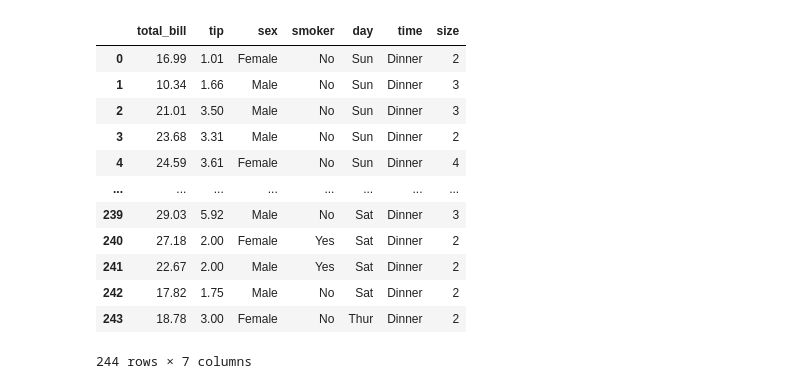
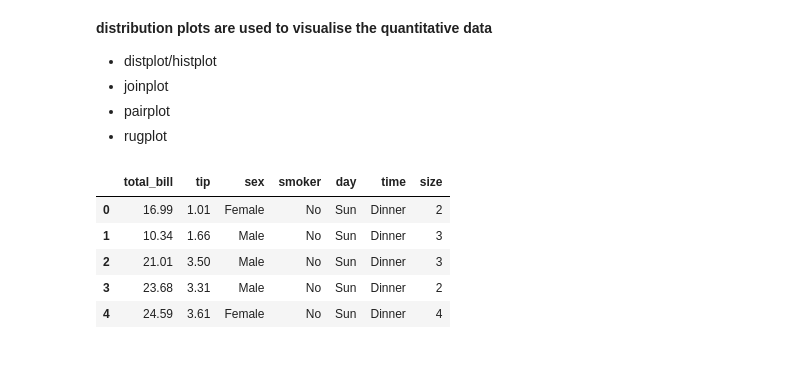
Before and after one commit to Prashanthjn/Data-Science, a Jupyter notebook: matplot_and_seaborn/seaborn.ipynb, the cells around one changed output. Cells and saved outputs as stored; diff of their text form; code cells hidden in the pictures; blank space fills up the shorter version.

Commit message:
quantitative data

```diff
--- a/matplot_and_seaborn/seaborn.ipynb
+++ b/matplot_and_seaborn/seaborn.ipynb
@@ -3,3 +1,9 @@
+# %% [markdown]
+**distribution plots are used to visualise the quantitative data**
+* distplot/histplot
+* joinplot
+* pairplot
+* rugplot
 # %%
 import seaborn as sns
 import pandas as pd
@@ -6,16 +11,10 @@ import pandas as pd
 # %%
-sns.load_dataset('tips')
+df=sns.load_dataset('tips')
+df.head()
 # %% [output]
 |  | total_bill | tip | sex | smoker | day | time | size |
 | 0 | 16.99 | 1.01 | Female | No | Sun | Dinner | 2 |
 | 1 | 10.34 | 1.66 | Male | No | Sun | Dinner | 3 |
 | 2 | 21.01 | 3.50 | Male | No | Sun | Dinner | 3 |
 | 3 | 23.68 | 3.31 | Male | No | Sun | Dinner | 2 |
 | 4 | 24.59 | 3.61 | Female | No | Sun | Dinner | 4 |
-| ... | ... | ... | ... | ... | ... | ... | ... |
-| 239 | 29.03 | 5.92 | Male | No | Sat | Dinner | 3 |
-| 240 | 27.18 | 2.00 | Female | Yes | Sat | Dinner | 2 |
-| 241 | 22.67 | 2.00 | Male | Yes | Sat | Dinner | 2 |
-| 242 | 17.82 | 1.75 | Male | No | Sat | Dinner | 2 |
-| 243 | 18.78 | 3.00 | Female | No | Thur | Dinner | 2 |
-244 rows × 7 columns
```
Also changed, not shown: parts of 15 cells of this notebook.
